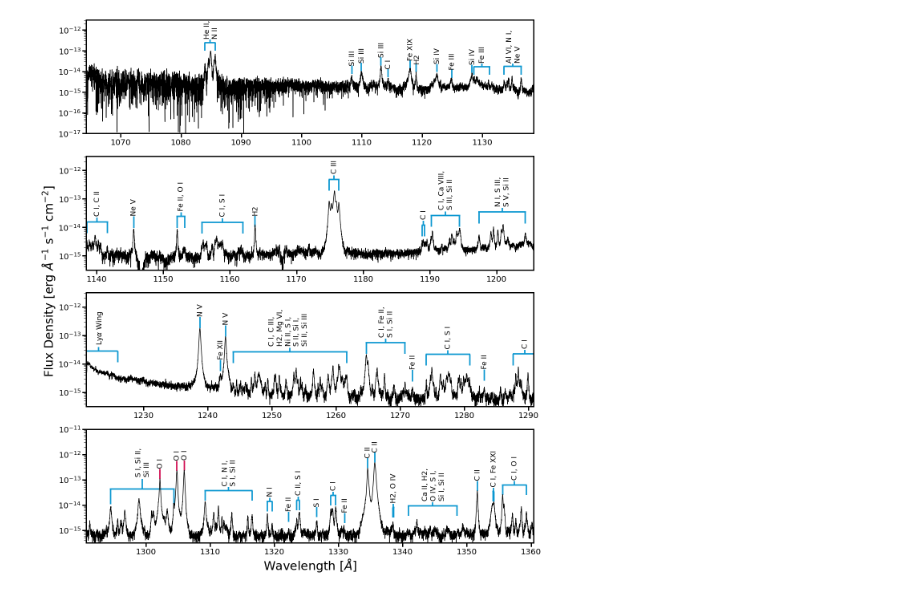
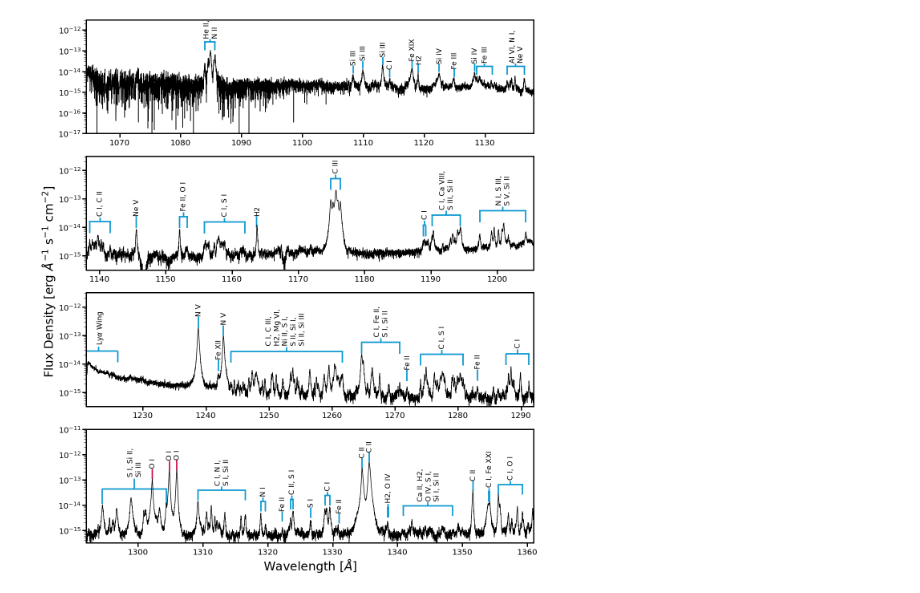
Before and after one commit to afeinstein20/cos_flares, a Jupyter notebook: notebooks/labeled_quiescent_spectrum.ipynb, the cells around one changed output. Cells and saved outputs as stored; diff of their text form; code cells hidden in the pictures.

```diff
--- a/notebooks/labeled_quiescent_spectrum.ipynb
+++ b/notebooks/labeled_quiescent_spectrum.ipynb
@@ -91,6 +69,5 @@ default_mask = fwc.measure_FUV130()
-# %%
-all_med = np.nanmean(fwc.flux,axis=0)
-a = all_med > 0
+# %%
+wavelength, med = np.load('../data/mean_quiescent.npy')
 # %%
 lines = Table.read('/Users/arcticfox/Documents/AUMic/aumic_linelist.csv',format='csv')
 # %%
@@ -115,23 +92,19 @@ plt.rcParams['font.size'] = 20
 lw=3.5
 
 fig,allaxes = plt.subplots(nrows=4,ncols=1, figsize=(20,24))
-mask = np.nansum(flare_mask,axis=0)==0
 fig.set_facecolor('w')
 
 axes = allaxes.reshape(-1)
 o1_list = np.arange(0,13900,1,dtype=int).reshape((2,int((13900)/2)))
 o2_list = np.arange(14200,28640,1,dtype=int).reshape((2,int((28640-14200)/2)))
 
-med = np.nanmean(fwc.flux[mask], axis=0)
-med_err = np.sqrt(np.nansum(fwc.flux_err[mask]**2, axis=0))/len(fwc.flux_err[mask])**2
 q = (med > 0)
 
-
 for i in range(len(lines)):
-    a = which_axis(axes, fwc.wavelength[0][q], lines['wave_obs'][i])
+    a = which_axis(axes, wavelength[q], lines['wave_obs'][i])
 
     if type(lines['Forest'][i])==np.ma.core.MaskedConstant and lines['velocity_offset'][i]<25:
-        ind = np.where(fwc.wavelength[0][q]>=lines['wave_obs'][i])[0][0]
+        ind = np.where(wavelength[q]>=lines['wave_obs'][i])[0][0]
         height = med[q][ind]+1e-15
 
         if lines['Ion'][i]=='O I':
@@ -150,7 +123,7 @@ for i in range(len(lines)):
 
 ###########
 # LYMAN ALPHA LABEL
-ind = np.where(fwc.wavelength[0][q]>=1121)[0][0]
+ind = np.where(wavelength[q]>=1121)[0][0]
 height = med[q][ind]+1e-14
 axes[2].hlines(height+height*1.5, 1220, 1226, lw=lw, color=c)
 axes[2].vlines(1226, height,height+height*1.5,
@@ -167,10 +140,10 @@ axes[2].text(s=r'Ly$\alpha$ Wing',
 c=parula[80]
 for i in np.unique(lines['Forest'])[:-1]:
     templines = lines[(lines['Forest']==i)&(np.abs(lines['velocity_offset'])<30)]
-    a = which_axis(axes, fwc.wavelength[0][q], templines['wave_obs'][0])
+    a = which_axis(axes, wavelength[q], templines['wave_obs'][0])
 
-    ind1 = np.where(fwc.wavelength[0][q]>=templines['wave_obs'][0])[0][0]
-    ind2 = np.where(fwc.wavelength[0][q]>=templines['wave_obs'][-1])[0][0]
+    ind1 = np.where(wavelength[q]>=templines['wave_obs'][0])[0][0]
+    ind2 = np.where(wavelength[q]>=templines['wave_obs'][-1])[0][0]
 
     height = np.nanmax(med[q][ind1:ind2])+1e-15
 
@@ -202,7 +175,6 @@ for i in np.unique(lines['Forest'])[:-1]:
         offset=1.1
 
     if text=='S I, Si II,\nSi III':
-        #height=height-height*1.5
         yt=height+height*0.4
         y1,y2,y3=height-height*0.9,height-height*0.6,height
     else:
@@ -224,42 +196,39 @@ for i in np.unique(lines['Forest'])[:-1]:
           x=np.nanmedian([templines['wave_obs'][0],templines['wave_obs'][-1]])-offset,
           rotation=90,
           fontsize=18)
 
 x=0
+xlims = [[1064.5, 1138], [1138, 1205.5],
+         [1221, 1292], [1292, 1361]]
 for i in range(len(axes)):
-    if i<2:
-        axes[i].plot(fwc.wavelength[0][q][o1_list[x]],
-                     med[q][o1_list[x]], 'k')
-        axes[i].set_xlim(fwc.wavelength[0][q][o1_list[x]][0]-0.05,
-                         fwc.wavelength[0][q][o1_list[x]][-1]+0.05)
-    else:
-        axes[i].plot(fwc.wavelength[0][q][o2_list[x]],
-                     med[q][o2_list[x]], 'k')
-        axes[i].set_xlim(fwc.wavelength[0][q][o2_list[x]][0]-0.05,
-                         fwc.wavelength[0][q][o2_list[x]][-1]+0.05)
+    where = np.where((wavelength[q]>=xlims[i][0]) &
+                     (wavelength[q]<xlims[i][1]))
+    axes[i].plot(wavelength[q][where],
+                 med[q][where], 'k')
+    axes[i].set_xlim(xlims[i])
     x += 1
 
     if x > 1:
         x=0
     if i ==1 or i==2:
         axes[i].set_ylim(10**-15.5,10**-11.5)
     elif i==0:
         axes[i].set_ylim(10**-17,10**-11.5)
     else:
         axes[i].set_ylim(10**-15.5,10**-11)
     axes[i].set_yscale('log')
 
 
 axes[-1].set_xlabel('Wavelength [$\AA$]', fontsize=30)
 axes[2].set_ylabel('Flux Density [erg $\AA^{-1}$ s$^{-1}$ cm$^{-2}$]',
                    fontsize=30,
                    y=1.1)
-#ax1.set_title('Median out-of-flare Spectra for AU Mic', fontsize=26)
+
 for a in axes:
     a.set_rasterized(True)
 
 #plt.savefig('/Users/arcticfox/Documents/AUMic/paper/alllines.pdf',
 #            rasterize=True,
 #            dpi=300, bbox_inches='tight')#, transparent=True)
 # %% [output]
-[figure, old version]
+[figure, new version]
```
Also changed, not shown: parts of 2 cells of this notebook, 1 other file.
